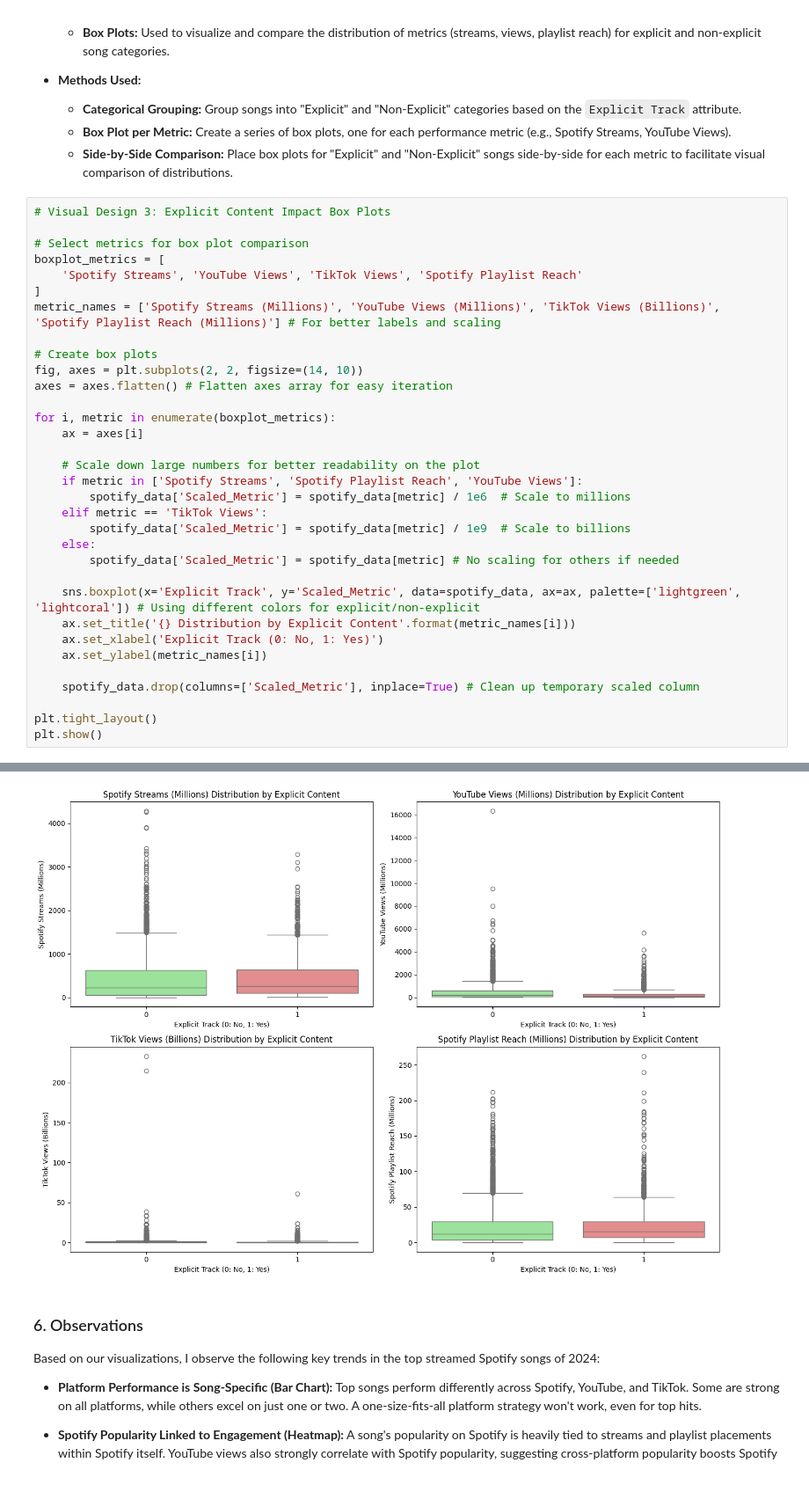
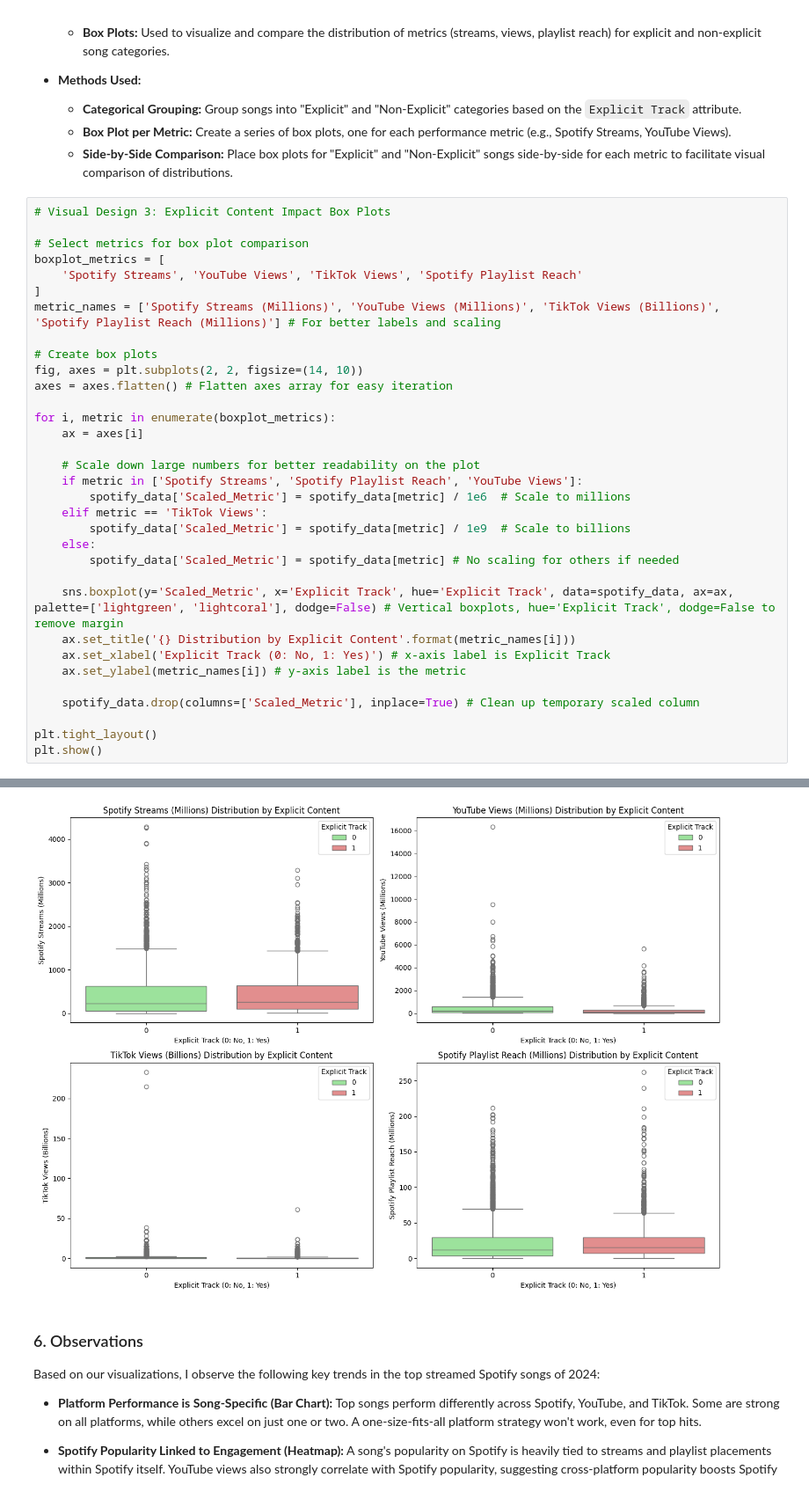
Before and after one commit to bonafide-ptnguyen/6934_term_project, a Jupyter notebook: proposal.ipynb, the cells around one changed output, grey strips where cells are left out. Shown at 88% size. Cells and saved outputs as stored; diff of their text form.

```diff
--- a/proposal.ipynb
+++ b/proposal.ipynb
@@ -326,10 +326,10 @@ for i, metric in enumerate(boxplot_metrics):
     else:
         spotify_data['Scaled_Metric'] = spotify_data[metric] # No scaling for others if needed
 
-    sns.boxplot(x='Explicit Track', y='Scaled_Metric', data=spotify_data, ax=ax, palette=['lightgreen', 'lightcoral']) # Using different colors for explicit/non-explicit
+    sns.boxplot(y='Scaled_Metric', x='Explicit Track', hue='Explicit Track', data=spotify_data, ax=ax, palette=['lightgreen', 'lightcoral'], dodge=False) # Vertical boxplots, hue='Explicit Track', dodge=False to remove margin
     ax.set_title('{} Distribution by Explicit Content'.format(metric_names[i]))
-    ax.set_xlabel('Explicit Track (0: No, 1: Yes)')
-    ax.set_ylabel(metric_names[i])
+    ax.set_xlabel('Explicit Track (0: No, 1: Yes)') # x-axis label is Explicit Track
+    ax.set_ylabel(metric_names[i]) # y-axis label is the metric
 
     spotify_data.drop(columns=['Scaled_Metric'], inplace=True) # Clean up temporary scaled column
 
@@ -354,4 +339,4 @@ Passing `palette` without assigning `hue` is deprecated and will be removed in v
-[figure, old version]
+[figure, new version]
 # %% [markdown]
 ### 6. Observations
 
```
Also changed, not shown: parts of 1 cell of this notebook.
